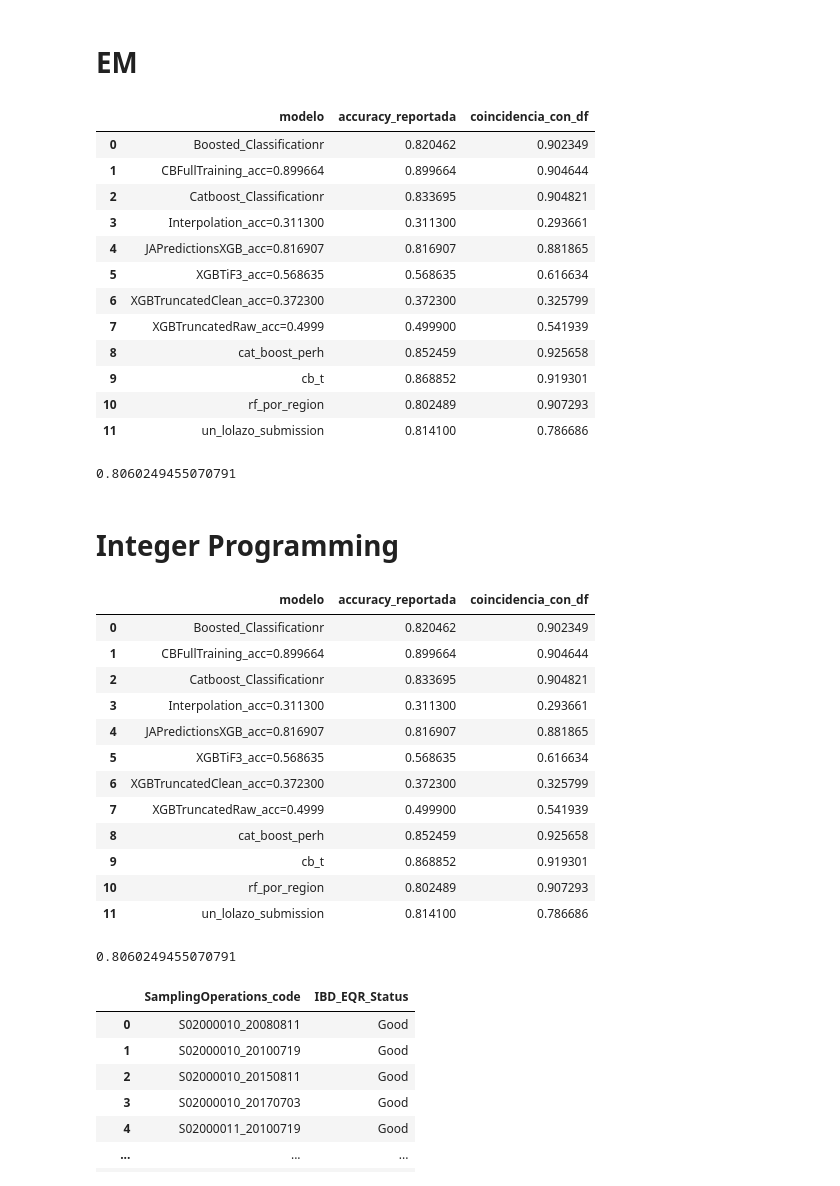
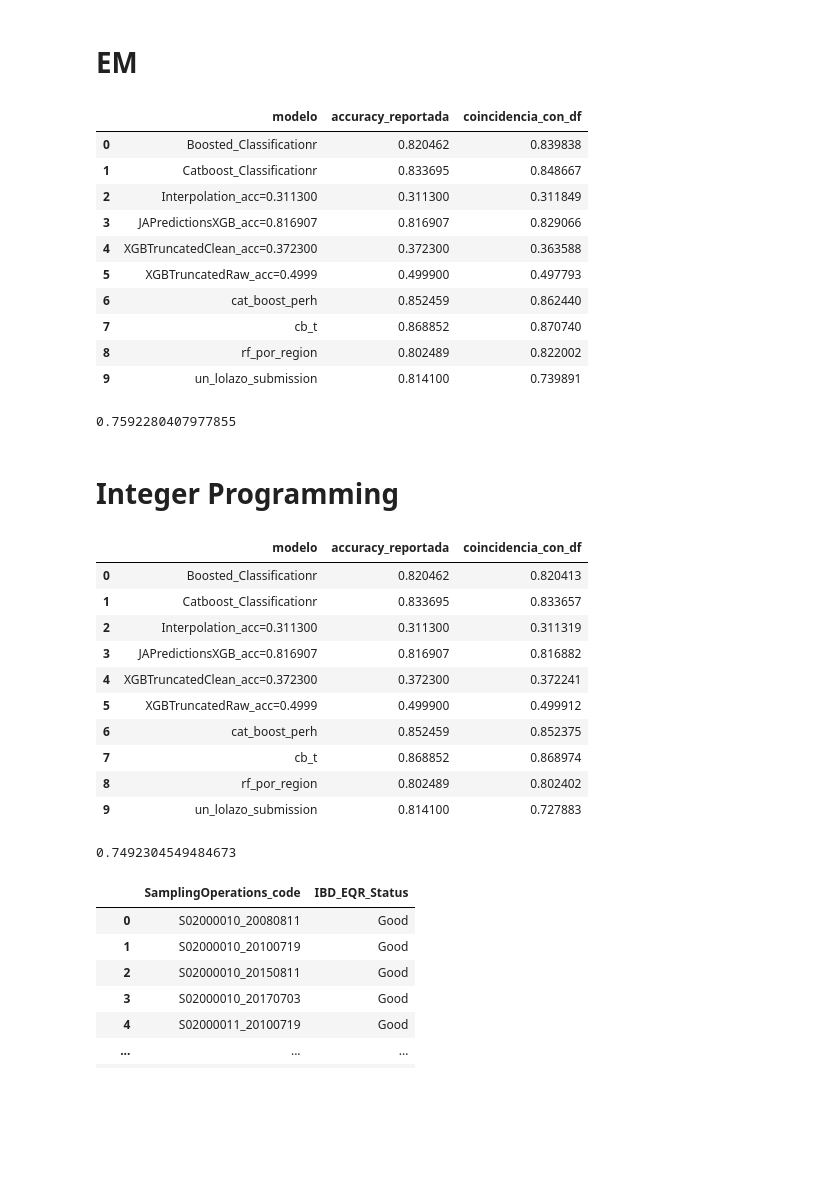
Before and after one commit to heritaco/Empilement-Tobit-CatBoost-et-interpolation-laplacienne-spatio-temporelle-pour-l-IBD-EQR, a Jupyter notebook: results/compare/comparar lo que ya tenemos.ipynb, the cells around one changed output. Cells and saved outputs as stored; diff of their text form; code cells hidden in the pictures; blank space fills up the shorter version.

```diff
--- a/results/compare/comparar lo que ya tenemos.ipynb
+++ b/results/compare/comparar lo que ya tenemos.ipynb
@@ -386,49 +386,46 @@ print(salida['esperado_correcto_promedio'])
 # %% [markdown]
 # EM
 # %%
-df_nuevo = pd.read_csv('yconstruction/Yhat_EM_Temp=0.01.csv')
+df_nuevo = pd.read_csv('../../results/yhat construction/em/Yhat_Uniform.csv')
 df_nuevo = df_nuevo[['SamplingOperations_code','y_hat']]
 df_nuevo = df_nuevo.rename(columns={"y_hat": "IBD_EQR_Status"})
 # %%
+
 modelos = [
     ("un_lolazo_submission.csv", 0.8141),
     ("rf_por_region.csv", 0.802489),
     ("cat_boost_perh.csv", 0.852459),
     ("Catboost_Classificationr.csv",.833695),
     ("Boosted_Classificationr.csv",.820462),
     ('cb_t.csv',0.868852),
     ('JAPredictionsXGB_acc=0.816907.csv',0.816907),
     ('XGBTruncatedClean_acc=0.372300.csv',0.372300),
     ('XGBTruncatedRaw_acc=0.4999.csv',0.4999),
-    ('Interpolation_acc=0.311300.csv',0.311300),
-    ('CBFullTraining_acc=0.899664.csv',0.899664),
-    ('XGBTiF3_acc=0.568635.csv',0.568635),
+    ('Interpolation_acc=0.311300.csv',0.311300)
 ]
 
 salida = evaluar_contra_modelos(df_nuevo, modelos)
 display(salida["resumen_modelos"][["modelo", "accuracy_reportada", "coincidencia_con_df"]])
 print(salida['esperado_correcto_promedio'])
 # %% [output]
 |  | modelo | accuracy_reportada | coincidencia_con_df |
-| 0 | Boosted_Classificationr | 0.820462 | 0.902349 |
-| 1 | CBFullTraining_acc=0.899664 | 0.899664 | 0.904644 |
-| 2 | Catboost_Classificationr | 0.833695 | 0.904821 |
-| 3 | Interpolation_acc=0.311300 | 0.311300 | 0.293661 |
-| 4 | JAPredictionsXGB_acc=0.816907 | 0.816907 | 0.881865 |
-| 5 | XGBTiF3_acc=0.568635 | 0.568635 | 0.616634 |
-| 6 | XGBTruncatedClean_acc=0.372300 | 0.372300 | 0.325799 |
-| 7 | XGBTruncatedRaw_acc=0.4999 | 0.499900 | 0.541939 |
-| 8 | cat_boost_perh | 0.852459 | 0.925658 |
-| 9 | cb_t | 0.868852 | 0.919301 |
-| 10 | rf_por_region | 0.802489 | 0.907293 |
-| 11 | un_lolazo_submission | 0.814100 | 0.786686 |
+| 0 | Boosted_Classificationr | 0.820462 | 0.839838 |
+| 1 | Catboost_Classificationr | 0.833695 | 0.848667 |
+| 2 | Interpolation_acc=0.311300 | 0.311300 | 0.311849 |
+| 3 | JAPredictionsXGB_acc=0.816907 | 0.816907 | 0.829066 |
+| 4 | XGBTruncatedClean_acc=0.372300 | 0.372300 | 0.363588 |
+| 5 | XGBTruncatedRaw_acc=0.4999 | 0.499900 | 0.497793 |
+| 6 | cat_boost_perh | 0.852459 | 0.862440 |
+| 7 | cb_t | 0.868852 | 0.870740 |
+| 8 | rf_por_region | 0.802489 | 0.822002 |
+| 9 | un_lolazo_submission | 0.814100 | 0.739891 |
-0.8060249455070791
+0.7592280407977855
 # %% [markdown]
 # Integer Programming
 # %%
 import pandas as pd
 
-df_nuevo = pd.read_csv('yconstruction/Yhat_EM_Temp=0.01.csv')
+df_nuevo = pd.read_csv('Yhat_IntegerProgramming.csv')
 df_nuevo = df_nuevo.rename(columns={"y_hat": "IBD_EQR_Status"})
 
 # Vector de tuplas (archivo_csv, accuracy_en_[0,1])
@@ -442,9 +439,7 @@ modelos = [
     ('JAPredictionsXGB_acc=0.816907.csv',0.816907),
     ('XGBTruncatedClean_acc=0.372300.csv',0.372300),
     ('XGBTruncatedRaw_acc=0.4999.csv',0.4999),
-    ('Interpolation_acc=0.311300.csv',0.311300),
-    ('CBFullTraining_acc=0.899664.csv',0.899664),
-    ('XGBTiF3_acc=0.568635.csv',0.568635),
+    ('Interpolation_acc=0.311300.csv',0.311300)
 ]
 
 salida = evaluar_contra_modelos(df_nuevo, modelos)
@@ -452,19 +447,17 @@ display(salida["resumen_modelos"][["modelo", "accuracy_reportada", "coincidencia
 print(salida['esperado_correcto_promedio'])
 # %% [output]
 |  | modelo | accuracy_reportada | coincidencia_con_df |
-| 0 | Boosted_Classificationr | 0.820462 | 0.902349 |
-| 1 | CBFullTraining_acc=0.899664 | 0.899664 | 0.904644 |
-| 2 | Catboost_Classificationr | 0.833695 | 0.904821 |
-| 3 | Interpolation_acc=0.311300 | 0.311300 | 0.293661 |
-| 4 | JAPredictionsXGB_acc=0.816907 | 0.816907 | 0.881865 |
-| 5 | XGBTiF3_acc=0.568635 | 0.568635 | 0.616634 |
-| 6 | XGBTruncatedClean_acc=0.372300 | 0.372300 | 0.325799 |
-| 7 | XGBTruncatedRaw_acc=0.4999 | 0.499900 | 0.541939 |
-| 8 | cat_boost_perh | 0.852459 | 0.925658 |
-| 9 | cb_t | 0.868852 | 0.919301 |
-| 10 | rf_por_region | 0.802489 | 0.907293 |
-| 11 | un_lolazo_submission | 0.814100 | 0.786686 |
+| 0 | Boosted_Classificationr | 0.820462 | 0.820413 |
+| 1 | Catboost_Classificationr | 0.833695 | 0.833657 |
+| 2 | Interpolation_acc=0.311300 | 0.311300 | 0.311319 |
+| 3 | JAPredictionsXGB_acc=0.816907 | 0.816907 | 0.816882 |
+| 4 | XGBTruncatedClean_acc=0.372300 | 0.372300 | 0.372241 |
+| 5 | XGBTruncatedRaw_acc=0.4999 | 0.499900 | 0.499912 |
+| 6 | cat_boost_perh | 0.852459 | 0.852375 |
+| 7 | cb_t | 0.868852 | 0.868974 |
+| 8 | rf_por_region | 0.802489 | 0.802402 |
+| 9 | un_lolazo_submission | 0.814100 | 0.727883 |
-0.8060249455070791
+0.7492304549484673
 # %%
 
 df_nuevo = df_nuevo[["y_hat", "SamplingOperations_code"]]
```
Also changed, not shown: 6 other files.
